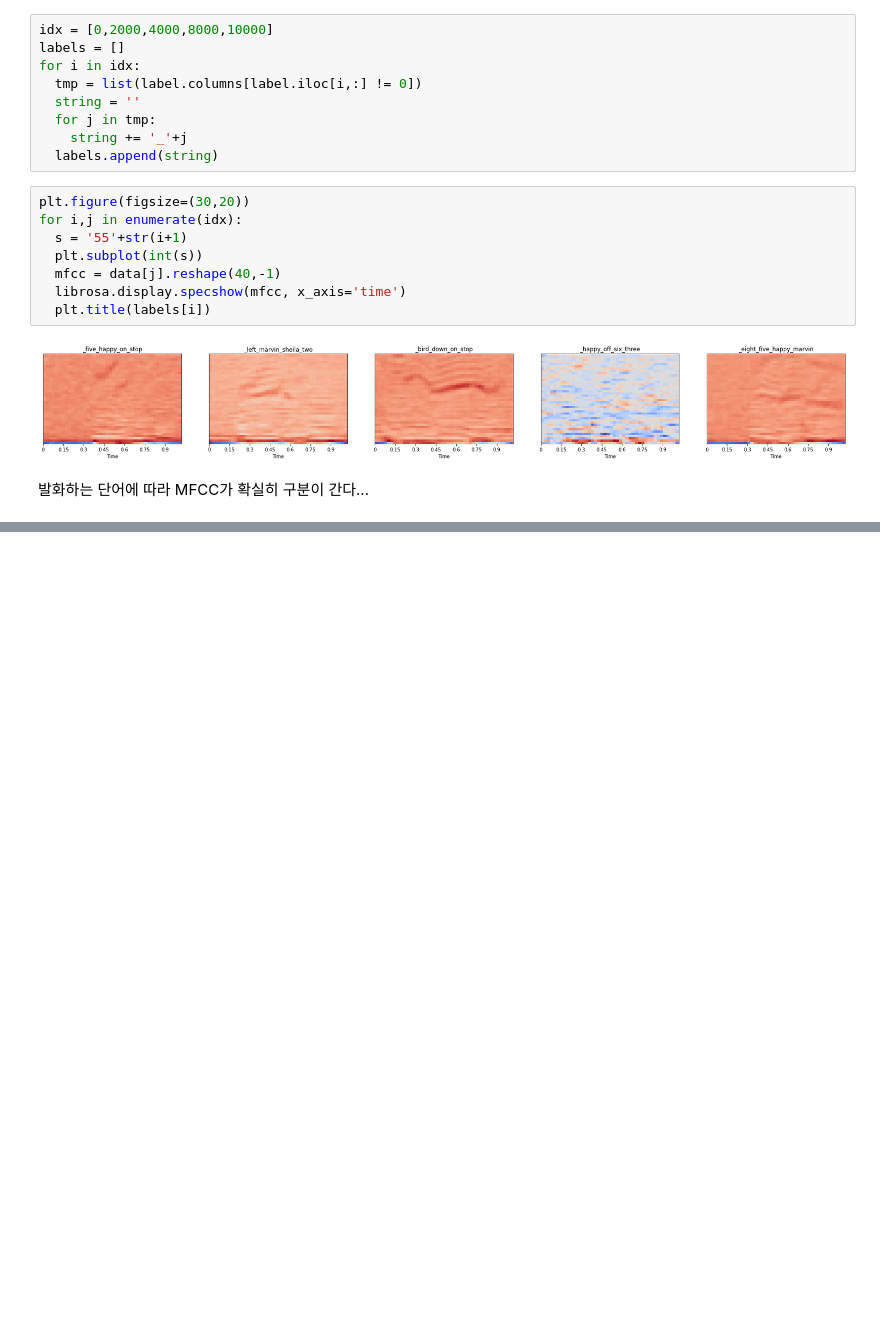
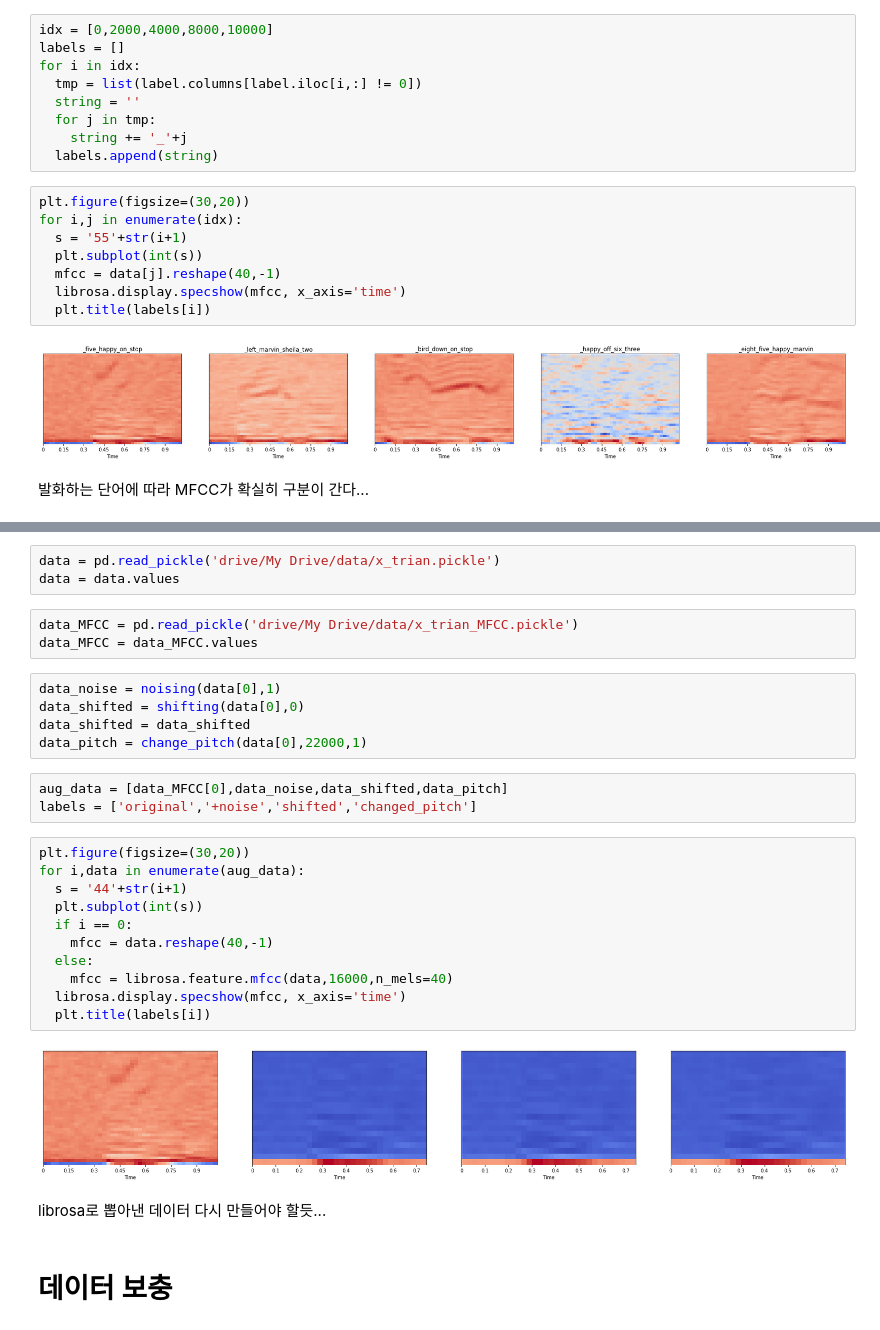
Before and after one commit to 100jy/voice_competition, a Jupyter notebook: 데이터_EDA.ipynb, the cells around one changed output, grey strips where cells are left out. Saved outputs shown, nothing was run; the diff lists cells and outputs as text; blank space fills up the shorter version.

```diff
--- a/데이터_EDA.ipynb
+++ b/데이터_EDA.ipynb
@@ -52,0 +104,31 @@ for i,j in enumerate(idx):
+# %%
+data = pd.read_pickle('drive/My Drive/data/x_trian.pickle')
+data = data.values
+# %%
+data_MFCC = pd.read_pickle('drive/My Drive/data/x_trian_MFCC.pickle')
+data_MFCC = data_MFCC.values
+# %%
+data_noise = noising(data[0],1)
+data_shifted = shifting(data[0],0)
+data_shifted = data_shifted
+data_pitch = change_pitch(data[0],22000,1)
+# %%
+aug_data = [data_MFCC[0],data_noise,data_shifted,data_pitch]
+labels = ['original','+noise','shifted','changed_pitch']
+# %%
+plt.figure(figsize=(30,20))
+for i,data in enumerate(aug_data):
+  s = '44'+str(i+1)
+  plt.subplot(int(s))
+  if i == 0:
+    mfcc = data.reshape(40,-1)
+  else:
+    mfcc = librosa.feature.mfcc(data,16000,n_mels=40)
+  librosa.display.specshow(mfcc, x_axis='time')
+  plt.title(labels[i])
+# %% [output]
+[figure, added]
+# %% [markdown]
+librosa로 뽑아낸 데이터 다시 만들어야 할듯...
+# %% [markdown]
+# 데이터 보충
```
Also changed, not shown: parts of 10 cells of this notebook.
